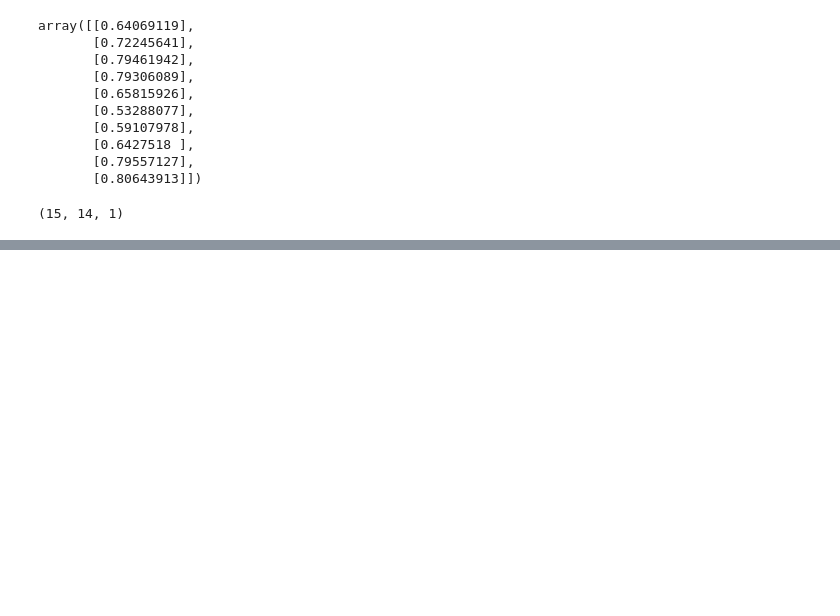
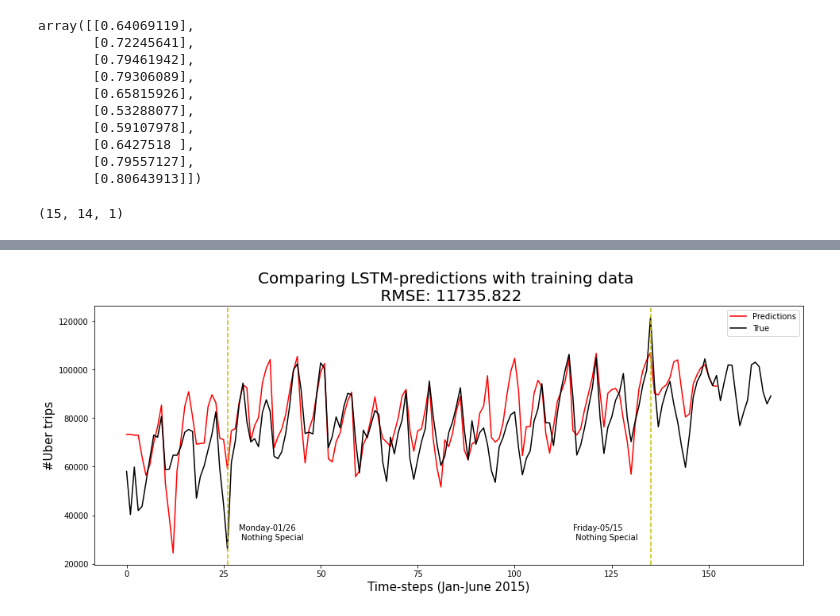
Before and after one commit to Manikanta-GB/FinalSemProject, a Jupyter notebook: uber_pickups_nyc_lstm.ipynb, the cells around one changed output, grey strips where cells are left out. Saved outputs shown, nothing was run; the diff lists cells and outputs as text; code cells hidden in the pictures; blank space fills up the shorter version.

```diff
--- a/uber_pickups_nyc_lstm.ipynb
+++ b/uber_pickups_nyc_lstm.ipynb
@@ -248,0 +241,20 @@ plt.show()
+# %%
+fig, ax = plt.subplots(figsize = (16,6))
+
+ax.plot(pred_train, color = 'red', label = 'Predictions')
+ax.plot(train_jan_june, color = 'black', label = 'True')
+
+ax.axvline(x = 26, color = 'y', linestyle = 'dashed')
+ax.text(x = 29, y = 30000, s = 'Monday-01/26 \n Nothing Special')
+
+ax.axvline(x = 135, color = 'y', linestyle = 'dashed')
+ax.text(x = 115, y = 30000, s = 'Friday-05/15 \n Nothing Special')
+
+ax.set_xlabel('Time-steps (Jan-June 2015)', fontsize = 15)
+ax.set_ylabel('#Uber trips', fontsize = 15)
+ax.set_title('Comparing LSTM-predictions with training data \n RMSE: {}'.format(round(rmse_train,3)), fontsize = 20)
+
+ax.legend()
+plt.show()
+# %% [output]
+[figure, added]
```
Also changed, not shown: parts of 4 cells of this notebook.
